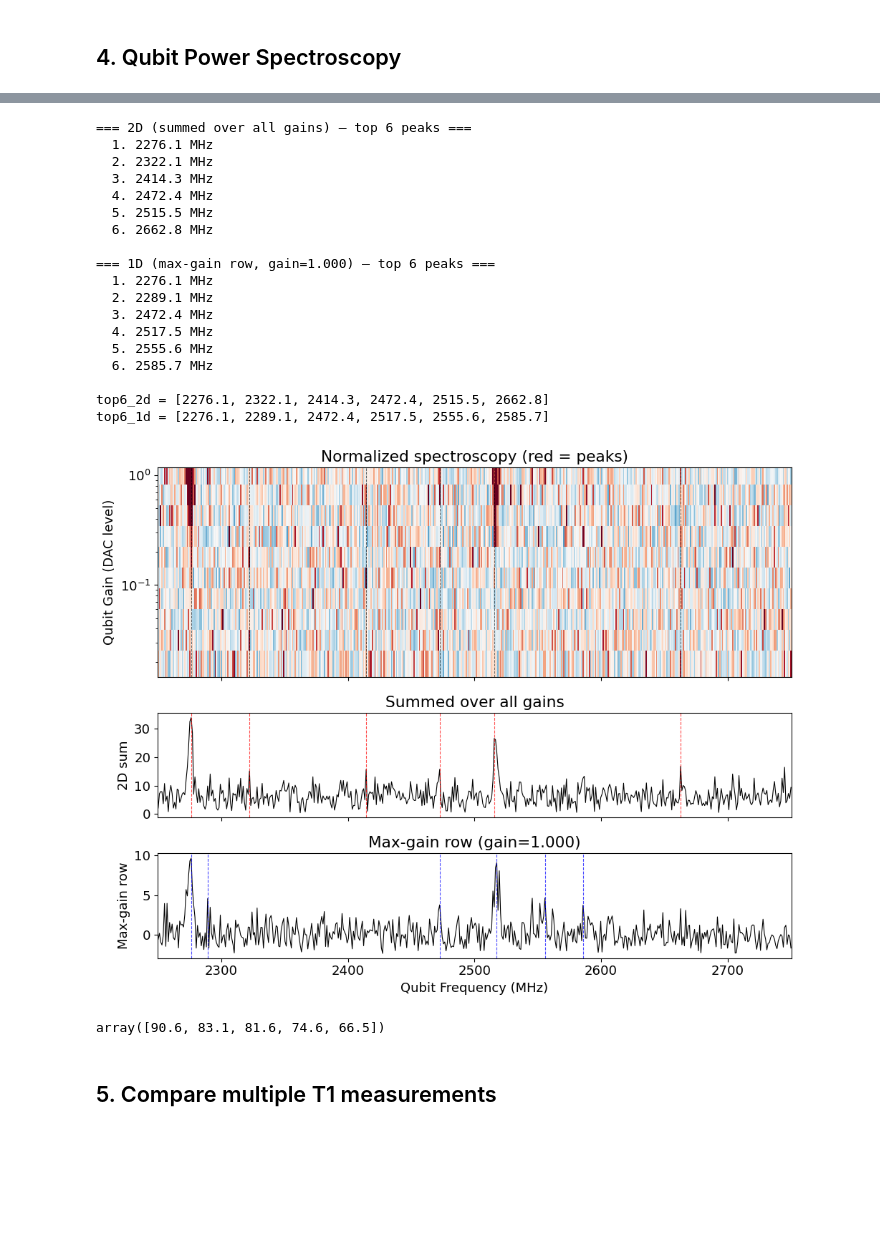
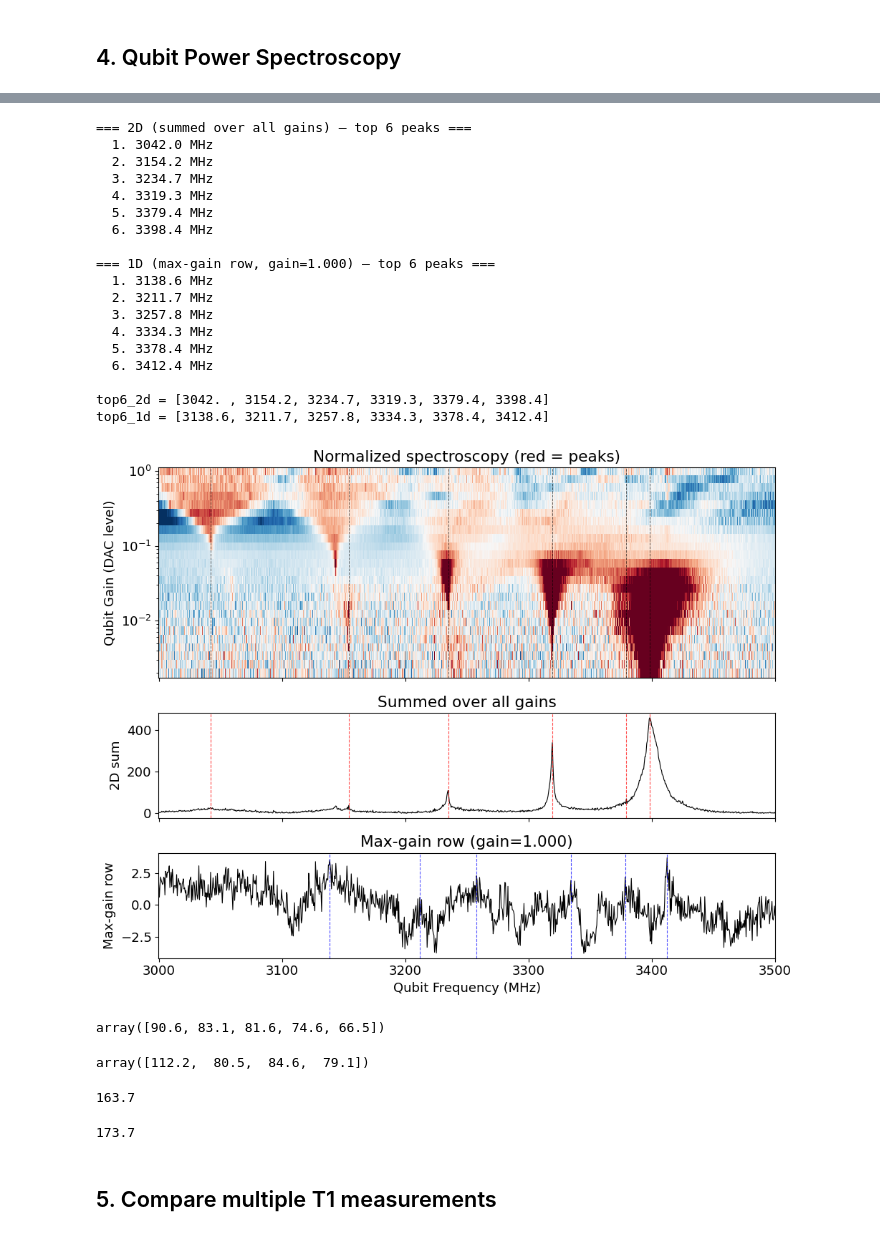
Before and after one commit to SchusterLab/slab_qick_calib, a Jupyter notebook: notebooks/load_and_analyze_old_data.ipynb, the cells around one changed output, grey strips where cells are left out. Drawn from its saved outputs; the diff is of its cells as text; code cells hidden in the pictures; blank space fills up the shorter version.

```diff
--- a/notebooks/load_and_analyze_old_data.ipynb
+++ b/notebooks/load_and_analyze_old_data.ipynb
@@ -46,9 +46,11 @@ R2:0.868        Fit par error:0.073      Best fit:b'avgi'
 # %% [markdown]
 ## 4. Qubit Power Spectroscopy
 # %%
+DATA_DIR = "C:/_Data/sample_50/data"
 from slab_qick_calib.experiments.single_qubit.pulse_probe_spectroscopy import QubitSpecPower
 
-qsp = QubitSpecPower.from_h5file(f"{DATA_DIR}/qubit_spectroscopy_power_coarse_qubit1_00004.h5")
+#qsp = QubitSpecPower.from_h5file(f"{DATA_DIR}/qubit_spectroscopy_power_coarse_qubit1_00004.h5")
+qsp = QubitSpecPower.from_h5file(f"{DATA_DIR}/qubit_spectroscopy_power_coarse_qubit2_00001.h5")
 qsp.analyze()
 qsp.display()
 # %% [output]
@@ -57,7 +60,7 @@ qsp.display()
 # Find peak frequencies across the full 2D power spectroscopy dataset.
 from scipy.signal import find_peaks
 
-amps = qsp.data["amps"]
+amps = qsp.data["phases"]
 xpts = qsp.data["xpts"]
 ypts = qsp.data["ypts"]
 
@@ -107,53 +110,68 @@ fig, axes = plt.subplots(3, 1, figsize=(10, 8), sharex=True,
 ax = axes[0]
 ax.pcolormesh(xpts, ypts, normed, shading="auto", cmap="RdBu_r", vmin=-5, vmax=5)
 ax.set_yscale("log")
 ax.set_ylabel("Qubit Gain (DAC level)")
 ax.set_title("Normalized spectroscopy (red = peaks)")
 for f in top6_2d:
     ax.axvline(f, color="k", ls="--", lw=0.7, alpha=0.6)
 
 ax = axes[1]
 ax.plot(xpts, peak_strength, "k-", lw=0.8)
 ax.set_ylabel("2D sum")
 ax.set_title("Summed over all gains")
 for f in top6_2d:
     ax.axvline(f, color="r", ls="--", lw=0.8, alpha=0.7)
 
 ax = axes[2]
 ax.plot(xpts, max_gain_trace, "k-", lw=0.8)
 ax.set_ylabel("Max-gain row")
 ax.set_xlabel("Qubit Frequency (MHz)")
 ax.set_title(f"Max-gain row (gain={ypts[max_gain_idx]:.3f})")
 for f in top6_1d:
     ax.axvline(f, color="b", ls="--", lw=0.8, alpha=0.7)
 
 plt.tight_layout()
 plt.show()
 # %% [output]
 === 2D (summed over all gains) — top 6 peaks ===
-  1. 2276.1 MHz
-  2. 2322.1 MHz
-  3. 2414.3 MHz
-  4. 2472.4 MHz
-  5. 2515.5 MHz
-  6. 2662.8 MHz
+  1. 3042.0 MHz
+  2. 3154.2 MHz
+  3. 3234.7 MHz
+  4. 3319.3 MHz
+  5. 3379.4 MHz
+  6. 3398.4 MHz
 
 === 1D (max-gain row, gain=1.000) — top 6 peaks ===
-  1. 2276.1 MHz
-  2. 2289.1 MHz
-  3. 2472.4 MHz
-  4. 2517.5 MHz
-  5. 2555.6 MHz
-  6. 2585.7 MHz
+  1. 3138.6 MHz
+  2. 3211.7 MHz
+  3. 3257.8 MHz
+  4. 3334.3 MHz
+  5. 3378.4 MHz
+  6. 3412.4 MHz
 
-top6_2d = [2276.1, 2322.1, 2414.3, 2472.4, 2515.5, 2662.8]
-top6_1d = [2276.1, 2289.1, 2472.4, 2517.5, 2555.6, 2585.7]
+top6_2d = [3042. , 3154.2, 3234.7, 3319.3, 3379.4, 3398.4]
+top6_1d = [3138.6, 3211.7, 3257.8, 3334.3, 3378.4, 3412.4]
-[figure, old version]
+[figure, new version]
 # %%
 all_the_peaks = np.array([4147.5, 4238.1, 4321.2, 4402.8, 4477.4, 4543.9])
 np.diff(all_the_peaks)
 # %% [output]
 array([90.6, 83.1, 81.6, 74.6, 66.5])
+# %%
+all_the_peaks = np.array([3042. , 3154.2, 3234.7, 3319.3,3398.4])
+np.diff(all_the_peaks)
+# %% [output]
+array([112.2,  80.5,  84.6,  79.1])
+# %%
+84.6+ 79.1
+# %% [output]
+163.7
+# %%
+74.6+66.5
+81.6+ 74.6
+90.6+ 83.1
+# %% [output]
+173.7
 # %% [markdown]
 ## 5. Compare multiple T1 measurements
 # %%
```
Also changed, not shown: parts of 3 cells of this notebook, 21 other files.
